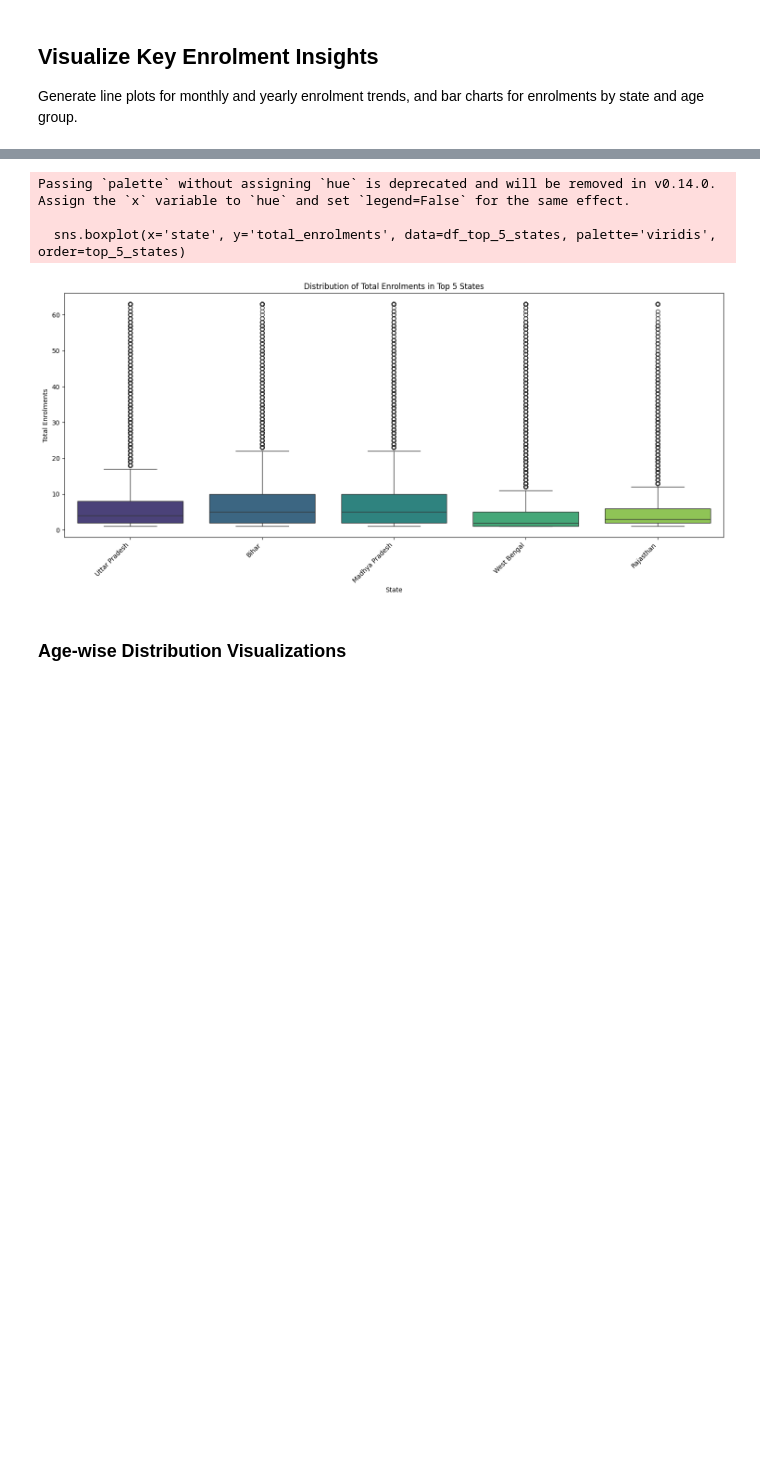
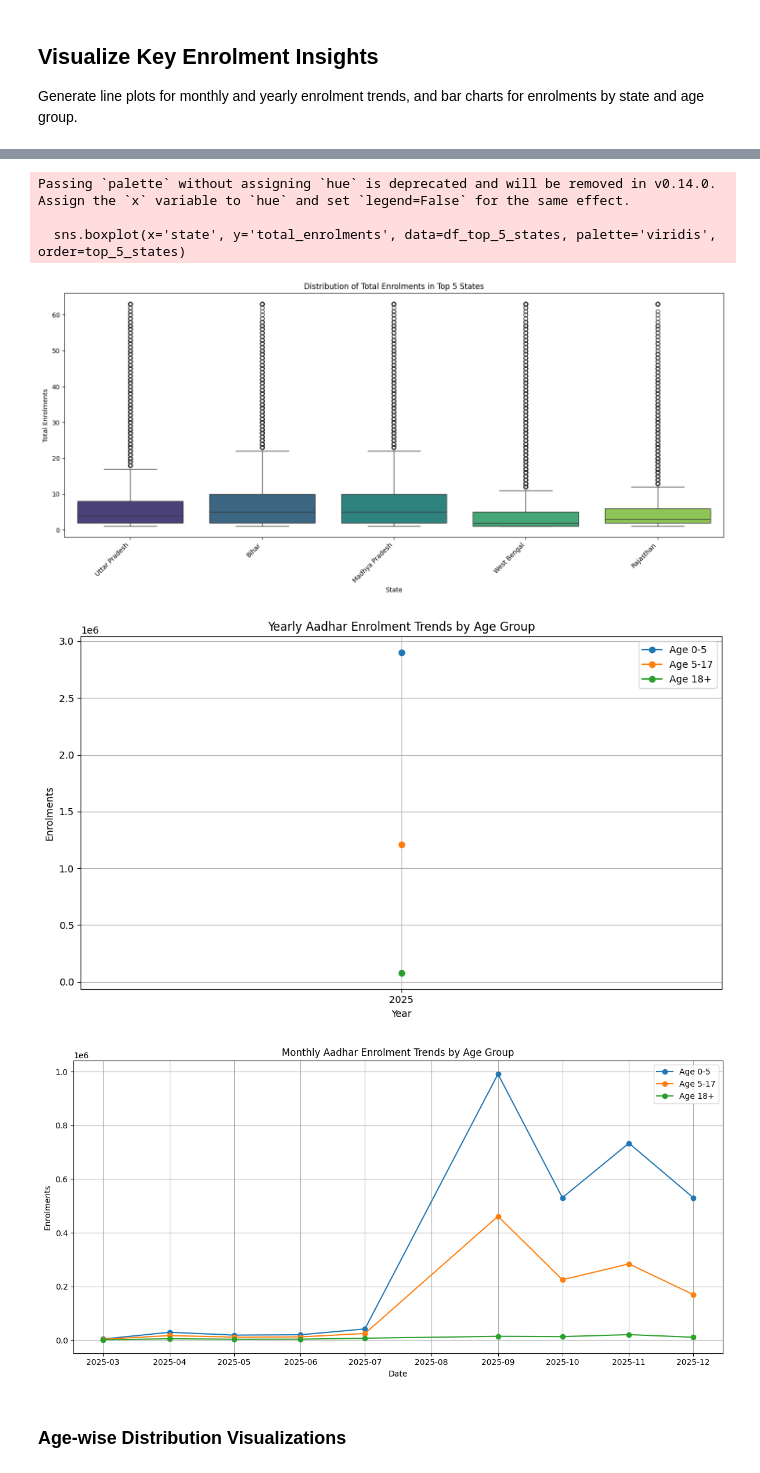
Before and after one commit to PRUTHVIRAJ-H/UIDAI_3127, a Jupyter notebook: enrollment.ipynb, the cells around one changed output, grey strips where cells are left out. Cells and saved outputs as stored; diff of their text form; code cells hidden in the pictures; blank space fills up the shorter version.

```diff
--- a/enrollment.ipynb
+++ b/enrollment.ipynb
@@ -388,7 +388,6 @@ State-wise Enrolments by Age Group:
 
 Generate line plots for monthly and yearly enrolment trends, and bar charts for enrolments by state and age group.
 # %%
-# --- Yearly total enrolments ---
 plt.figure(figsize=(10, 6))
 plt.plot(yearly_enrolments['year'], yearly_enrolments['total_enrolments'], marker='o')
 plt.title('Yearly Aadhar Enrolment Trends')
@@ -399,10 +398,7 @@ plt.grid(True)
 plt.tight_layout()
 plt.show()
 
-# --- Monthly total enrolments ---
-monthly_enrolments['year_month'] = pd.to_datetime(
-    monthly_enrolments['year'].astype(str) + '-' + monthly_enrolments['month'].astype(str)
-)
+monthly_enrolments['year_month'] = pd.to_datetime(monthly_enrolments['year'].astype(str) + '-' + monthly_enrolments['month'].astype(str))
 plt.figure(figsize=(12, 6))
 plt.plot(monthly_enrolments['year_month'], monthly_enrolments['total_enrolments'], marker='o')
 plt.title('Monthly Aadhar Enrolment Trends')
@@ -412,11 +408,9 @@ plt.grid(True)
 plt.tight_layout()
 plt.show()
 
-# --- State-wise total enrolments ---
 state_enrolments_sorted = state_enrolments.sort_values(by='total_enrolments', ascending=False)
 plt.figure(figsize=(15, 7))
-sns.barplot(x='state', y='total_enrolments', data=state_enrolments_sorted,
-            palette='viridis', hue='state', legend=False)
+sns.barplot(x='state', y='total_enrolments', data=state_enrolments_sorted, palette='viridis', hue='state', legend=False)
 plt.title('Total Aadhar Enrolments by State')
 plt.xlabel('State')
 plt.ylabel('Total Enrolments')
@@ -424,13 +418,9 @@ plt.xticks(rotation=90)
 plt.tight_layout()
 plt.show()
 
-# --- State-wise stacked bar for age groups ---
-state_age_group_enrolments_sorted = state_age_group_enrolments.set_index('state')\
-    .loc[state_enrolments_sorted['state']].reset_index()
-
-state_age_group_enrolments_sorted[['state', 'age_0_5', 'age_5_17', 'age_18_greater']].set_index('state').plot(
-    kind='bar', stacked=True, figsize=(15, 8), colormap='viridis'
-)
+state_age_group_enrolments_sorted = state_age_group_enrolments.set_index('state').loc[state_enrolments_sorted['state']].reset_index()
+plt.figure(figsize=(15, 8))
+state_age_group_enrolments_sorted[['state', 'age_0_5', 'age_5_17', 'age_18_greater']].set_index('state').plot(kind='bar', stacked=True, figsize=(15, 8))
 plt.title('State-wise Aadhar Enrolments by Age Group')
 plt.xlabel('State')
 plt.ylabel('Number of Enrolments')
@@ -439,69 +429,70 @@ plt.legend(title='Age Group')
 plt.tight_layout()
 plt.show()
 
-# --- Correlation heatmap ---
+# Heatmap for numerical column correlations
+plt.figure(figsize=(10, 8))
 correlation_matrix = df_cleaned[['age_0_5', 'age_5_17', 'age_18_greater', 'total_enrolments', 'month']].corr()
-plt.figure(figsize=(10, 8))
 sns.heatmap(correlation_matrix, annot=True, cmap='coolwarm', fmt=".2f")
 plt.title('Correlation Matrix of Enrolment Metrics and Month')
 plt.tight_layout()
 plt.show()
 
-# --- Box plots for top 5 states ---
+# Box plots for total enrolments in top 5 states
 top_5_states = state_enrolments_sorted['state'].head(5).tolist()
 df_top_5_states = df_cleaned[df_cleaned['state'].isin(top_5_states)]
 
 plt.figure(figsize=(15, 7))
-sns.boxplot(x='state', y='total_enrolments', data=df_top_5_states,
-            palette='viridis', order=top_5_states)
+sns.boxplot(x='state', y='total_enrolments', data=df_top_5_states, palette='viridis', order=top_5_states)
 plt.title('Distribution of Total Enrolments in Top 5 States')
 plt.xlabel('State')
 plt.ylabel('Total Enrolments')
 plt.xticks(rotation=45, ha='right')
 plt.tight_layout()
 plt.show()
-
-# --- Yearly enrolments by age group ---
+# Yearly enrolments by age group
+plt.figure(figsize=(10, 6))
 yearly_age_enrolments = df_cleaned.groupby('year')[['age_0_5', 'age_5_17', 'age_18_greater']].sum()
-plt.figure(figsize=(10, 6))
 plt.plot(yearly_age_enrolments.index, yearly_age_enrolments['age_0_5'], marker='o', label='Age 0-5')
 plt.plot(yearly_age_enrolments.index, yearly_age_enrolments['age_5_17'], marker='o', label='Age 5-17')
 plt.plot(yearly_age_enrolments.index, yearly_age_enrolments['age_18_greater'], marker='o', label='Age 18+')
 plt.title('Yearly Aadhar Enrolment Trends by Age Group')
 plt.xlabel('Year')
 plt.ylabel('Enrolments')
+plt.xticks(yearly_age_enrolments.index)
 plt.legend()
 plt.grid(True)
 plt.tight_layout()
 plt.show()
 
-# --- Monthly enrolments by age group ---
-monthly_age_enrolments = df_cleaned.groupby(['year','month'])[['age_0_5','age_5_17','age_18_greater']].sum().reset_index()
-monthly_age_enrolments['year_month'] = pd.to_datetime(monthly_age_enrolments['year'].astype(str) + '-' +
-                                                      monthly_age_enrolments['month'].astype(str))
+# Monthly enrolments by age group
+# Create a DataFrame for monthly age group enrolments
+monthly_age_enrolments = df_cleaned.groupby(['year', 'month'])[['age_0_5', 'age_5_17', 'age_18_greater']].sum().reset_index()
+monthly_age_enrolments['year_month'] = pd.to_datetime(monthly_age_enrolments['year'].astype(str) + '-' + monthly_age_enrolments['month'].astype(str))
 
 plt.figure(figsize=(12, 6))
 plt.plot(monthly_age_enrolments['year_month'], monthly_age_enrolments['age_0_5'], marker='o', label='Age 0-5')
 plt.plot(monthly_age_enrolments['year_month'], monthly_age_enrolments['age_5_17'], marker='o', label='Age 5-17')
 plt.plot(monthly_age_enrolments['year_month'], monthly_age_enrolments['age_18_greater'], marker='o', label='Age 18+')
 plt.title('Monthly Aadhar Enrolment Trends by Age Group')
 plt.xlabel('Date')
 plt.ylabel('Enrolments')
 plt.legend()
 plt.grid(True)
 plt.tight_layout()
 plt.show()
 # %% [output]
 [figure]
 [figure]
 [figure]
 <Figure size 1500x800 with 0 Axes>
 [figure]
 [figure]
 Passing `palette` without assigning `hue` is deprecated and will be removed in v0.14.0. Assign the `x` variable to `hue` and set `legend=False` for the same effect.
 
   sns.boxplot(x='state', y='total_enrolments', data=df_top_5_states, palette='viridis', order=top_5_states)
 [figure]
+[figure, added]
+[figure, added]
 # %% [markdown]
 ### Age-wise Distribution Visualizations
 # %%
```
Also changed, not shown: parts of 1 cell of this notebook.
